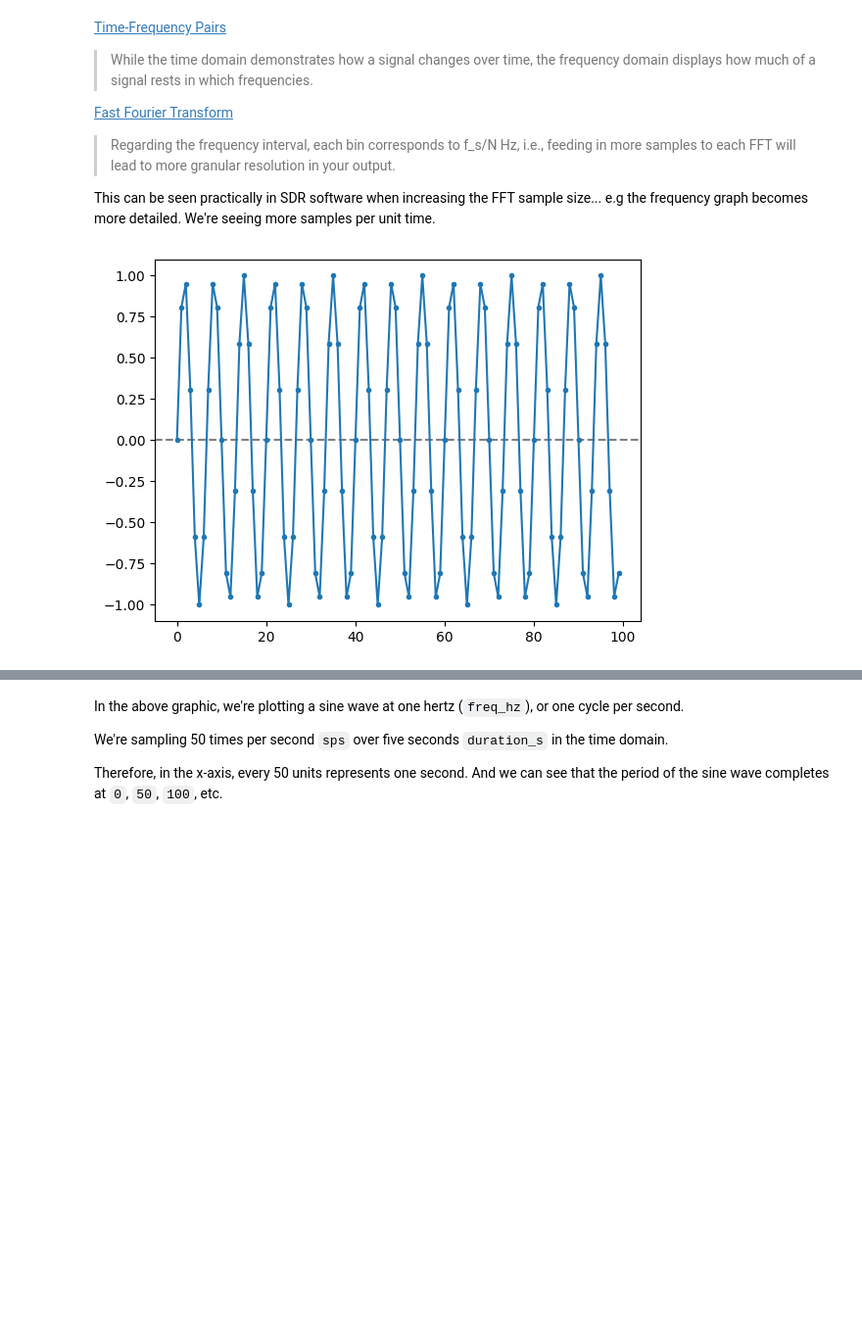
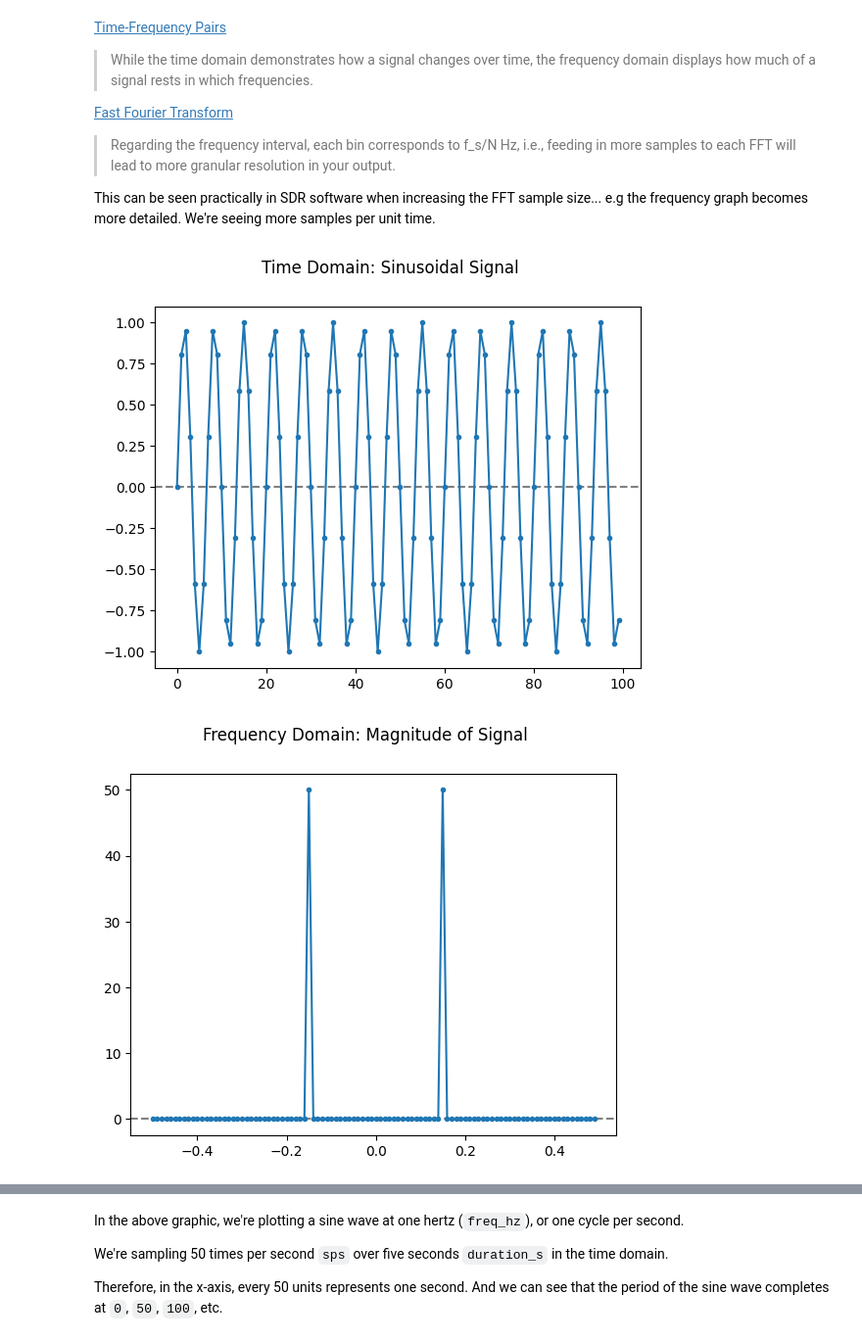
Before and after one commit to mattmakesmaps/pysdr-experiment, a Jupyter notebook: 02-frequency-domain.ipynb, the cells around one changed output, grey strips where cells are left out. Shown: that part at 98% size. Saved outputs shown, nothing was run; the diff lists cells and outputs as text; code cells hidden in the pictures; blank space fills up the shorter version.

Commit message:
plot FFT

```diff
--- a/02-frequency-domain.ipynb
+++ b/02-frequency-domain.ipynb
@@ -19,29 +19,44 @@ import matplotlib.pyplot as plt
 """
 Helper method to generate a plot with 0 as a reference line.
 """
-def plotPretty(array, title=None):
+def plotPretty(x, y=None, title=None):
     if title != None:
         plt.suptitle(title)
 
     plt.axhline(0, color='grey', linestyle='--')
-    plt.plot(array, marker = '.')
+
+    if y is None:
+        plt.plot(x, marker = '.')
+    else:
+        plt.plot(x, y, marker = '.')
+
+    plt.show()
 
     return True
 # %%
 # REF: https://pysdr.org/content/frequency_domain.html#fft-in-python
 
 def pySDRExample1():
-    freqHz = 0.15
+    signalFreqHz = 0.15
+    sampleRateHz = 1
     sampleSize = 100 # Assume one sample per second (1 hz)
 
-    t = np.arange(sampleSize)
-    s = np.sin(freqHz*2*np.pi*t) # Assumes one sample per second
+    t = np.arange(sampleSize) # time domain samples
+    s = np.sin(signalFreqHz*2*np.pi*t) # Assumes one sample per second
+    plotPretty(s, title="Time Domain: Sinusoidal Signal")
 
-    plotPretty(s)
+    S = np.fft.fft(s) # Calculate the FFT from time domain.
+    S = np.fft.fftshift(S) # Shift the FFT to center around 0.
+    S_mag = np.abs(S)
+    S_phase = np.angle(S)
+
+    f = np.arange(sampleRateHz/-2, sampleRateHz/2, sampleRateHz/sampleSize) # Create actual bandwidth x-axis labels.
+    plotPretty(f, S_mag, "Frequency Domain: Magnitude of Signal")
 
 pySDRExample1()
 # %% [output]
-[figure, old version]
+[figure, new version]
+[figure, added]
 # %%
 # Ref: https://www.youtube.com/watch?v=dNJ171EsoNQ
 
```
Also changed, not shown: parts of 1 cell of this notebook.
